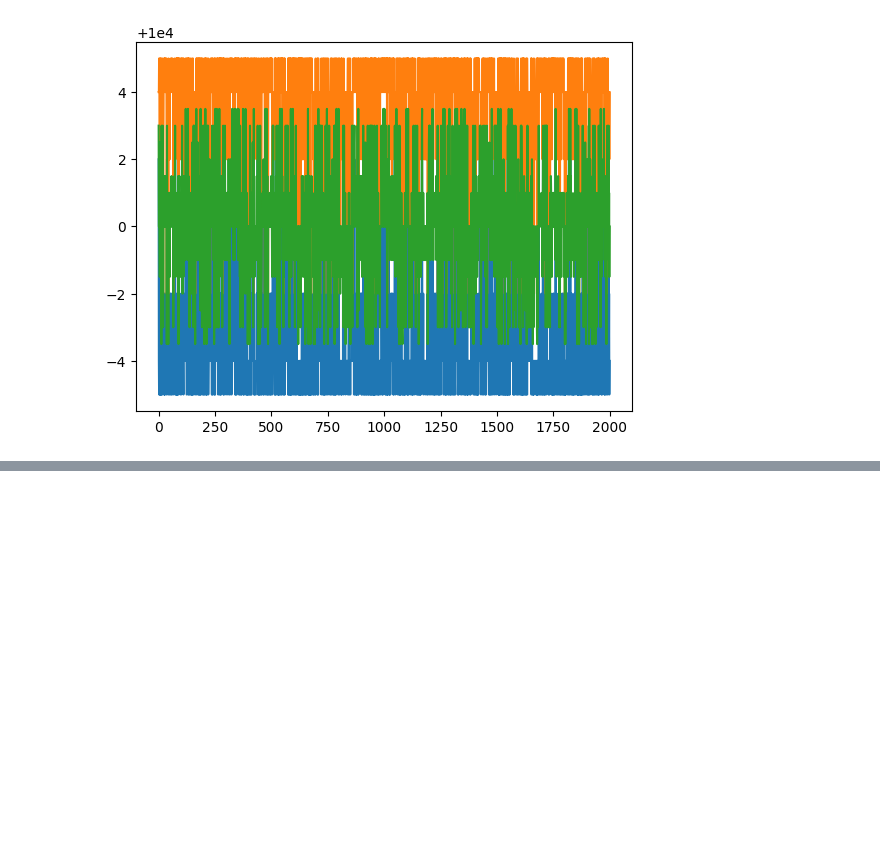
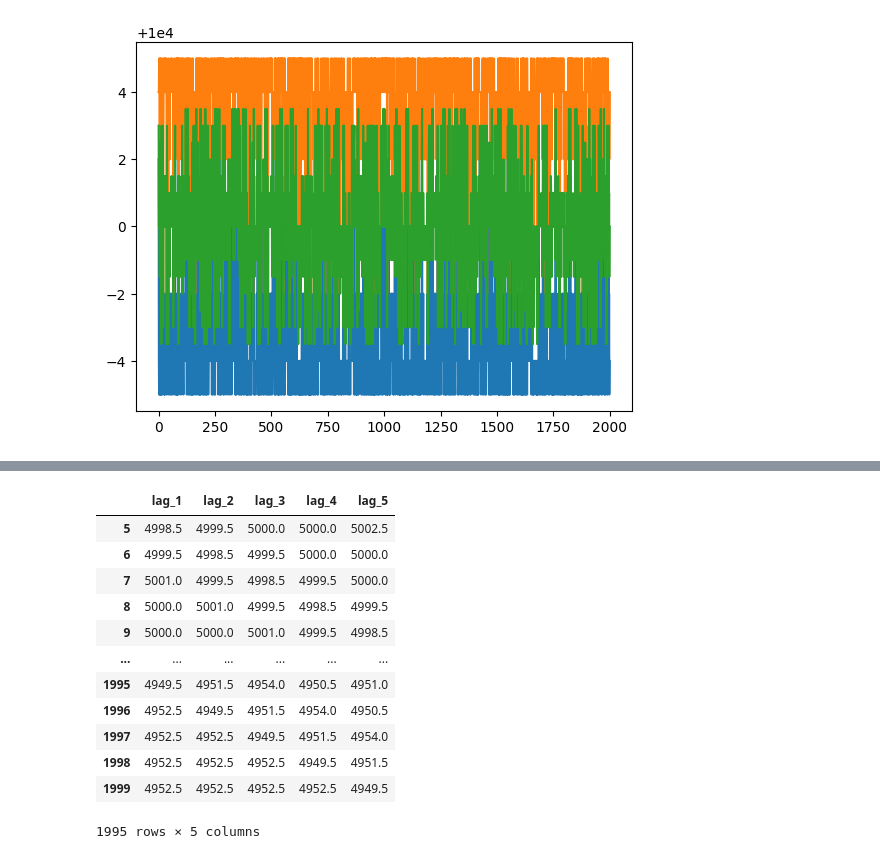
Before and after one commit to AlessandroMagna/prosperity-algo-trading, a Jupyter notebook: notebooks/data_analysis.ipynb, the cells around one changed output, grey strips where cells are left out. Saved outputs shown, nothing was run; the diff lists cells and outputs as text; code cells hidden in the pictures; blank space fills up the shorter version.

```diff
--- a/notebooks/data_analysis.ipynb
+++ b/notebooks/data_analysis.ipynb
@@ -70,0 +92,16 @@ df_amethysts['mid_price'].plot()
+# %%
+lagged_df
+# %% [output]
+|  | lag_1 | lag_2 | lag_3 | lag_4 | lag_5 |
+| 5 | 4998.5 | 4999.5 | 5000.0 | 5000.0 | 5002.5 |
+| 6 | 4999.5 | 4998.5 | 4999.5 | 5000.0 | 5000.0 |
+| 7 | 5001.0 | 4999.5 | 4998.5 | 4999.5 | 5000.0 |
+| 8 | 5000.0 | 5001.0 | 4999.5 | 4998.5 | 4999.5 |
+| 9 | 5000.0 | 5000.0 | 5001.0 | 4999.5 | 4998.5 |
+| ... | ... | ... | ... | ... | ... |
+| 1995 | 4949.5 | 4951.5 | 4954.0 | 4950.5 | 4951.0 |
+| 1996 | 4952.5 | 4949.5 | 4951.5 | 4954.0 | 4950.5 |
+| 1997 | 4952.5 | 4952.5 | 4949.5 | 4951.5 | 4954.0 |
+| 1998 | 4952.5 | 4952.5 | 4952.5 | 4949.5 | 4951.5 |
+| 1999 | 4952.5 | 4952.5 | 4952.5 | 4952.5 | 4949.5 |
+1995 rows × 5 columns
```
Also changed, not shown: parts of 7 cells of this notebook.
